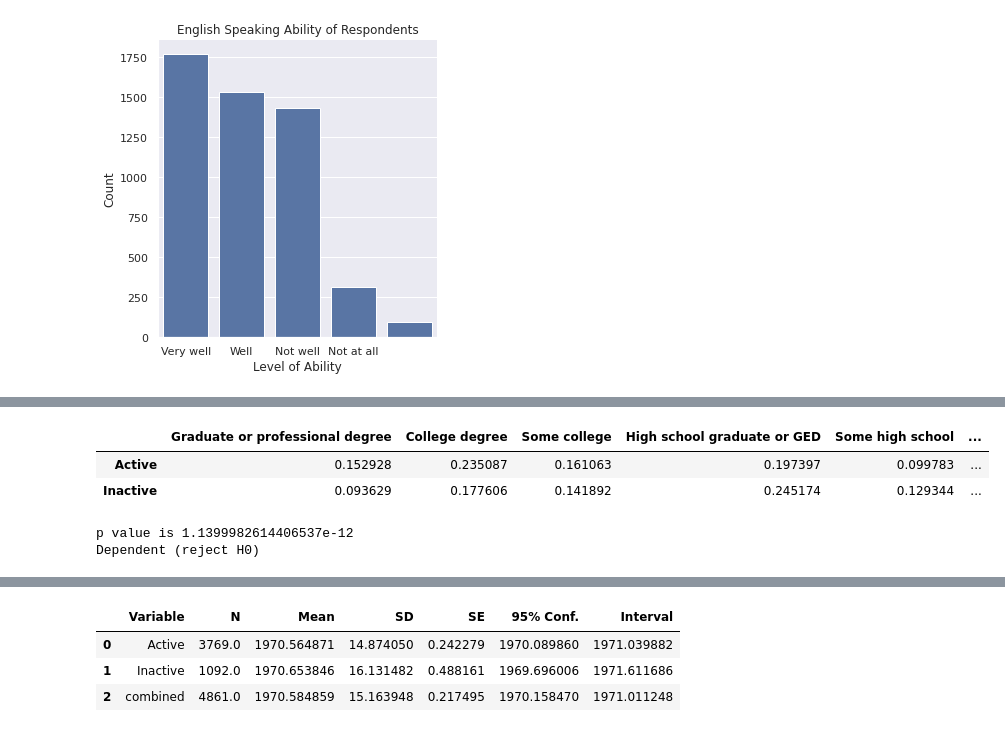
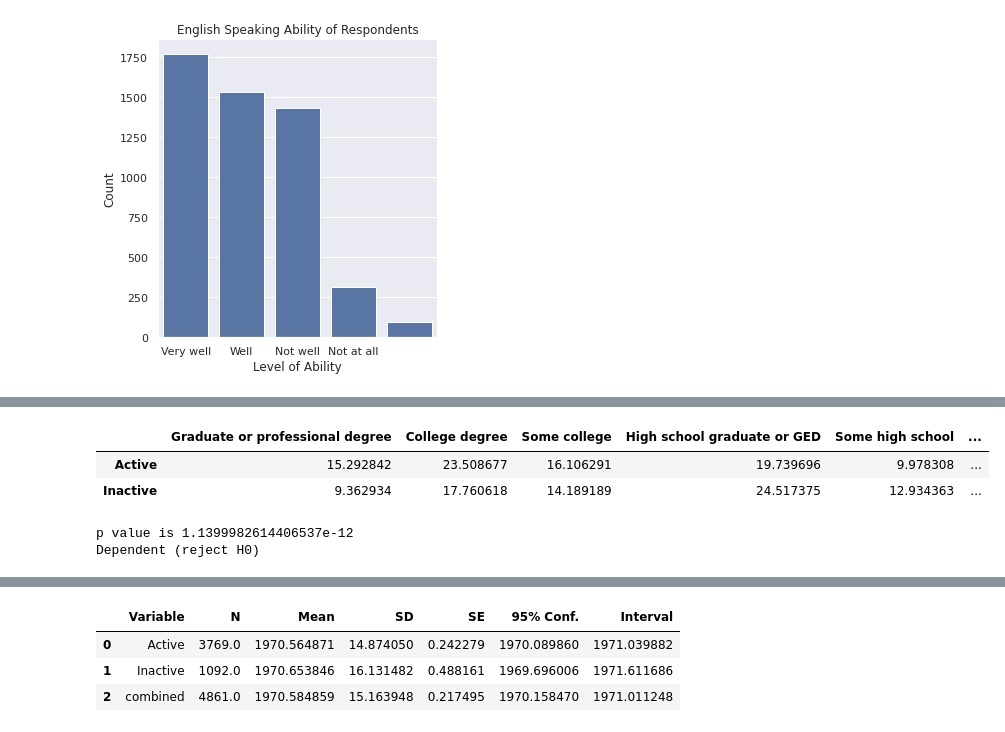
Before and after one commit to mattschang/hcde-410-final, a Jupyter notebook: A4.ipynb, the cells around one changed output, grey strips where cells are left out. Cells and saved outputs as stored; diff of their text form; code cells hidden in the pictures.

```diff
--- a/A4.ipynb
+++ b/A4.ipynb
@@ -194,8 +215,8 @@ def get_percent_table(active_dict, inactive_dict, keys, active_df,
     inactive_count = len(inactive_df)
     for key in keys:
         for (item1, item2) in zip(active_dict, inactive_dict):
-            percent_dict[key] = [(active_dict[key] / active_count),
-                                     (inactive_dict[key] / inactive_count)]
+            percent_dict[key] = [(active_dict[key] / active_count) * 100,
+                                     (inactive_dict[key] / inactive_count) * 100]
     percent_table = pd.DataFrame(data=percent_dict,
                                  index=['Active', 'Inactive'])
     return percent_table
@@ -213,34 +234,34 @@ def chi2_test(contingency_table):
     data = [active_data, inactive_data]
     stat, p, dof, expected = chi2_contingency(data)
     alpha = 0.05
     print("p value is " + str(p))
     if p <= alpha:
         print('Dependent (reject H0)')
     else:
         print('Independent (H0 holds true)')
 
 # Table and chi-squared test for education level
 ed_active_df = active_df[active_df['Q20'] != ' ']
 ed_inactive_df = inactive_df[inactive_df['Q20'] != 'NA/Refused']
 ed_inactive_df = ed_inactive_df[ed_inactive_df['Q20'] != ' ']
 ed_active_dict = dict(ed_active_df['Q20'].value_counts())
 ed_inactive_dict = dict(ed_inactive_df['Q20'].value_counts())
 education_keys = ['Graduate or professional degree', 'College degree',
                   'Some college', 'High school graduate or GED',
                   'Some high school', 'Eighth grade or below', 'None']
 
 ed_contingency_table = get_contingency_table(ed_active_dict, ed_inactive_dict,
                                              education_keys)
 ed_percent_table = get_percent_table(ed_active_dict, ed_inactive_dict,
                                      education_keys, ed_active_df,
                                      ed_inactive_df)
 dfi.export(ed_percent_table, 'education_table.png',
            table_conversion='matplotlib')
 display(ed_percent_table)
 chi2_test(ed_contingency_table)
 # %% [output]
 |  | Graduate or professional degree | College degree | Some college | High school graduate or GED | Some high school | ... |
-| Active | 0.152928 | 0.235087 | 0.161063 | 0.197397 | 0.099783 | ... |
-| Inactive | 0.093629 | 0.177606 | 0.141892 | 0.245174 | 0.129344 | ... |
+| Active | 15.292842 | 23.508677 | 16.106291 | 19.739696 | 9.978308 | ... |
+| Inactive | 9.362934 | 17.760618 | 14.189189 | 24.517375 | 12.934363 | ... |
 p value is 1.1399982614406537e-12
 Dependent (reject H0)
```
Also changed, not shown: parts of 26 cells of this notebook, 4 other files.
